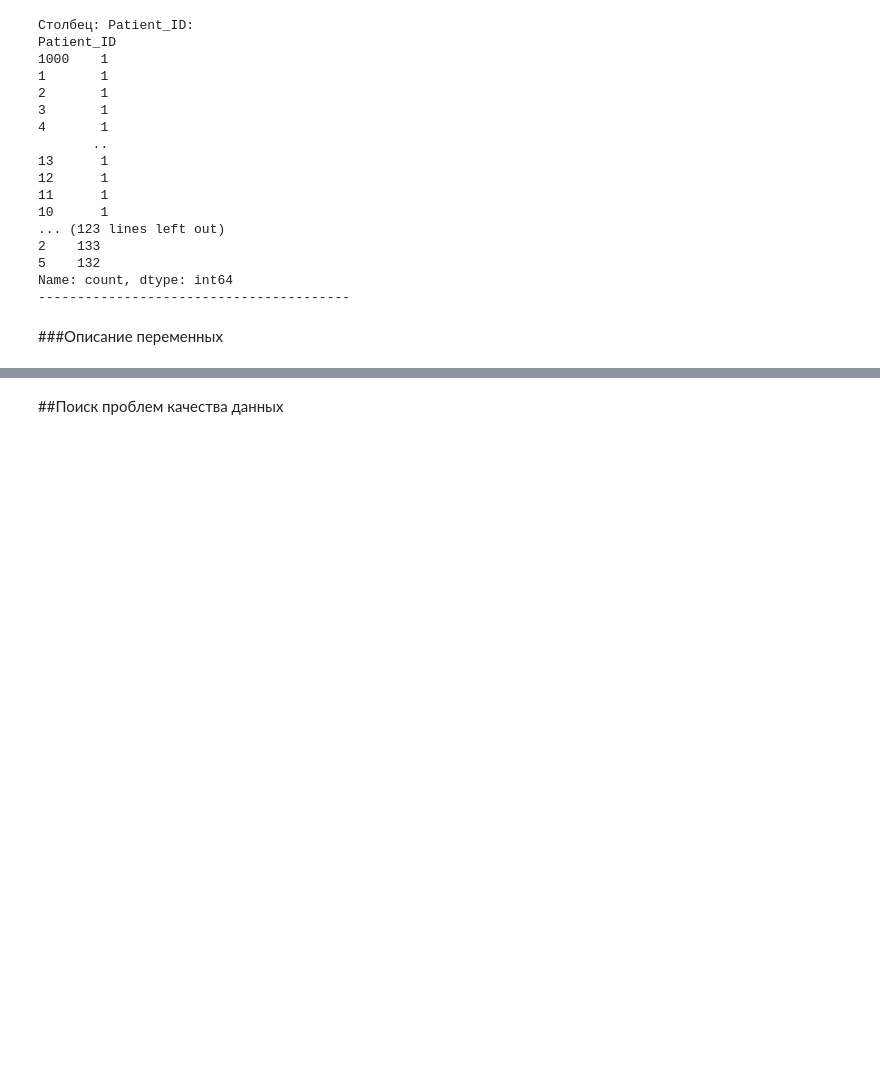
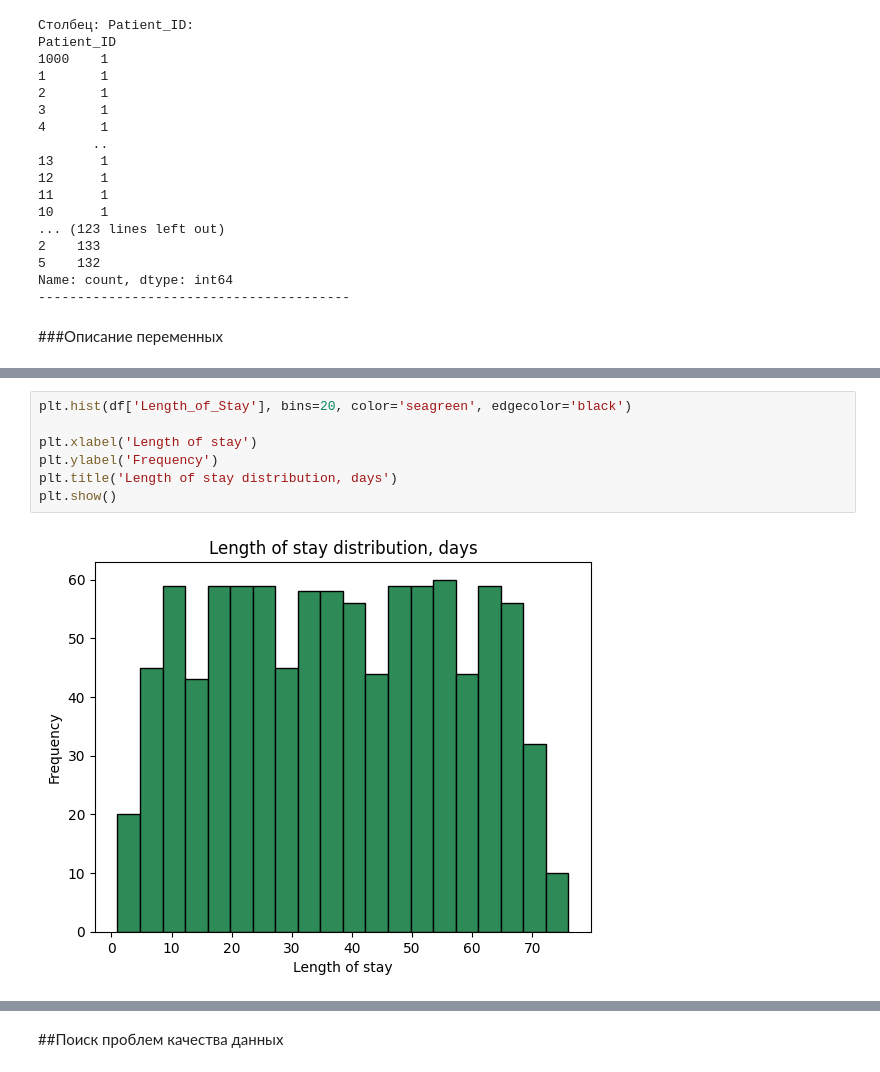
Before and after one commit to Fixer1313/DA_case5, a Jupyter notebook: notebooks/01_preprocessing.ipynb, the cells around one changed output, grey strips where cells are left out. Cells and saved outputs as stored; diff of their text form; blank space fills up the shorter version.

```diff
--- a/notebooks/01_preprocessing.ipynb
+++ b/notebooks/01_preprocessing.ipynb
@@ -106,0 +126,9 @@ print(df['Age'].min(),df['Age'].max())
+# %%
+plt.hist(df['Length_of_Stay'], bins=20, color='seagreen', edgecolor='black')
+
+plt.xlabel('Length of stay')
+plt.ylabel('Frequency')
+plt.title('Length of stay distribution, days')
+plt.show()
+# %% [output]
+[figure, added]
```
Also changed, not shown: parts of 35 cells of this notebook.
